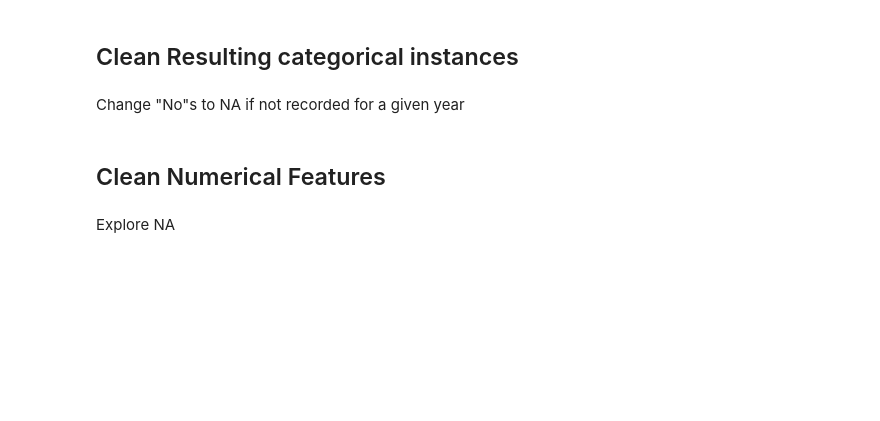
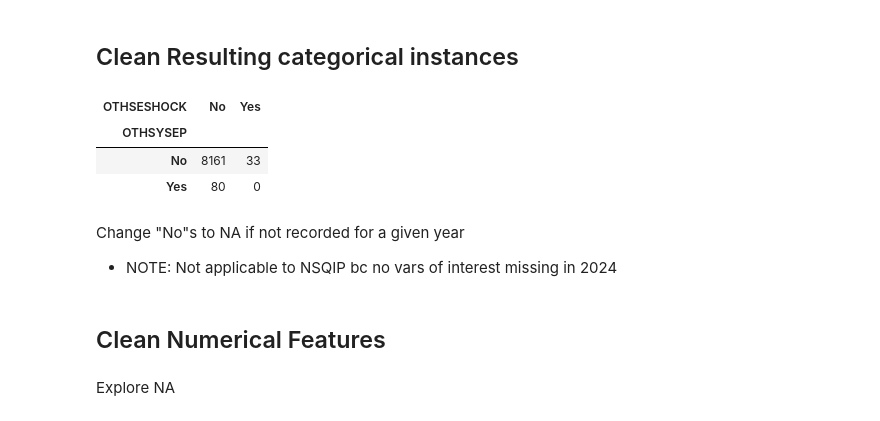
Before and after one commit to AnthonyMatarr/ML-Tongue-Pred, a Jupyter notebook: notebooks/01_data_cleaning.ipynb, the cells around one changed output. Saved outputs shown, nothing was run; the diff lists cells and outputs as text; code cells hidden in the pictures; blank space fills up the shorter version.

```diff
--- a/notebooks/01_data_cleaning.ipynb
+++ b/notebooks/01_data_cleaning.ipynb
@@ -219,4 +290,12 @@ df_replaced[df_replaced["OPERYR"] == 2021]["RENAINSF"].unique()
+# %%
+pd.crosstab(index=df_replaced['OTHSYSEP'], columns=df_replaced['OTHSESHOCK'])
+# %% [output]
+| OTHSESHOCK | No | Yes |
+| OTHSYSEP |  |  |
+| No | 8161 | 33 |
+| Yes | 80 | 0 |
 # %% [markdown]
 Change "No"s to NA if not recorded for a given year
+- NOTE: Not applicable to NSQIP bc no vars of interest missing in 2024
 # %%
 df_unknowns = df_replaced.copy()
```
Also changed, not shown: parts of 17 cells of this notebook, 10 other files.
